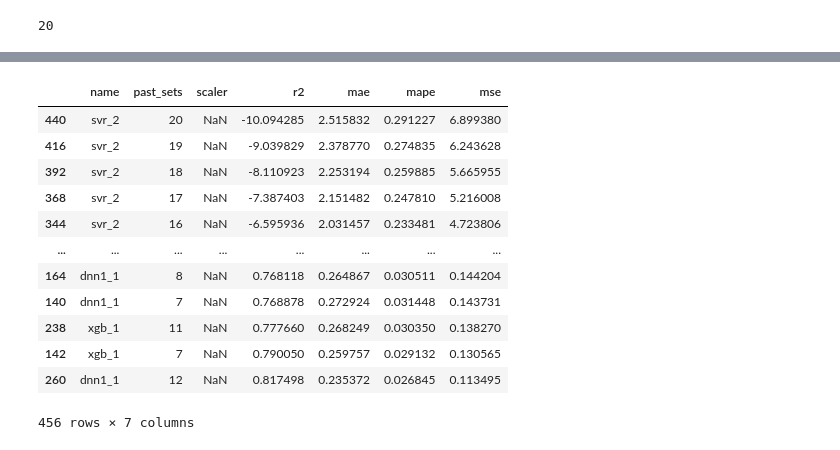
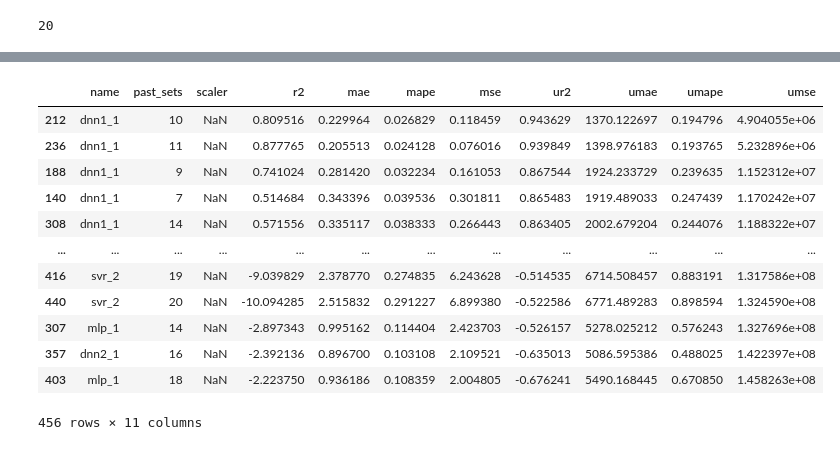
Before and after one commit to brdoney/TOP500-machine-learning, a Jupyter notebook: results_top.ipynb, the cells around one changed output, grey strips where cells are left out. Cells and saved outputs as stored; diff of their text form; code cells hidden in the pictures.

```diff
--- a/results_top.ipynb
+++ b/results_top.ipynb
@@ -38,18 +37,39 @@ Unknown processor: 'NEC', full name: 'NEC  3.200GHz' @ Earth Simulator, 2009
 Unknown processor: 'NEC', full name: 'NEC  3.20GHz' @ Earth Simulator, 2009
 Unknown processor: 'Xeon EM64T', full name: 'Xeon EM64T  3.60GHz' @ Thunderbird, 2006
 20
-# %%
-# Train model
-def train_model(model, train: Tuple[pd.DataFrame, pd.Series], test: Tuple[pd.DataFrame, pd.Series]) -> Dict[str, Any]:
-    model.fit(train[0], train[1])
-
-    pred_y = model.predict(test[0])
-    return calc_stats(test[1], pred_y, print_res=False)
+# %%
+cleaners = {}
+
+
+def train_model(model, past_sets: int, train: Tuple[pd.DataFrame, pd.Series], test: Tuple[pd.DataFrame, pd.Series]) -> Dict[str, Any]:
+    # 0 is X (features), 1 is y (dependent variable)
+    model.fit(train[0], train[1])
+
+    pred_y = model.predict(test[0])
+    scaled = calc_stats(test[1], pred_y, print_res=False)
+
+    cleaner = cleaners[past_sets]
+
+    # Make full df with results so we can unscale them
+    scaled_res = test[0].copy()
+    scaled_res[dep_var] = test[1]
+    exp_unscaled_test: pd.DataFrame = cleaner.inverse_transform(scaled_res)
+    exp_unscaled_y = np.e ** exp_unscaled_test[dep_var]
+
+    scaled_res[dep_var] = pred_y
+    pred_unscaled_test: pd.DataFrame = cleaner.inverse_transform(scaled_res)
+    pred_unscaled_y = np.e ** pred_unscaled_test[dep_var]
+
+    unscaled = calc_stats(exp_unscaled_y, pred_unscaled_y, print_res=False)
+
+    # Take the unscaled data and prefix it so it can be combined with the scaled data
+    return {f"u{key}": val for key, val in unscaled.items()} | scaled
 # %%
 # Hard code in scaler for now
 scaler = scalers["Robust"]
 
-results = pd.DataFrame(columns=["name", "past_sets", "scaler", "r2", "mae", "mape", "mse"])
+results = pd.DataFrame(columns=["name", "past_sets", "scaler",
+                       "r2", "mae", "mape", "mse", "ur2", "umae", "umape", "umse"])
 
 num_to_sweep = (num_sets + 1) - 2
 sets_pbar = tqdm(total=num_to_sweep)
@@ -57,6 +77,7 @@ total_pbar = tqdm(total=num_to_sweep * len(models))
 
 for past_sets in range(2, num_sets+1):
     cleaner = DataCleaner(scaler, dep_var)
+    cleaners[past_sets] = cleaner
 
     data = select_past(all_data, past_sets)
     data = cleaner.fit_transform(data)
@@ -65,7 +86,7 @@ for past_sets in range(2, num_sets+1):
     train, test = split_x_y([train, test], dep_var)
 
     for name, model in models.items():
-        res = train_model(model, train, test)
+        res = train_model(model, past_sets, train, test)
         res["name"] = name
         res["past_sets"] = past_sets
 
@@ -124,19 +136,19 @@ Filtered duplicates to go from 10000 rows to 2476
 # %%
-results.sort_values("r2", axis=0)
+results.sort_values("ur2", axis=0, ascending=False)
 # %% [output]
-|  | name | past_sets | scaler | r2 | mae | mape | mse |
-| 440 | svr_2 | 20 | NaN | -10.094285 | 2.515832 | 0.291227 | 6.899380 |
-| 416 | svr_2 | 19 | NaN | -9.039829 | 2.378770 | 0.274835 | 6.243628 |
-| 392 | svr_2 | 18 | NaN | -8.110923 | 2.253194 | 0.259885 | 5.665955 |
-| 368 | svr_2 | 17 | NaN | -7.387403 | 2.151482 | 0.247810 | 5.216008 |
-| 344 | svr_2 | 16 | NaN | -6.595936 | 2.031457 | 0.233481 | 4.723806 |
-| ... | ... | ... | ... | ... | ... | ... | ... |
-| 164 | dnn1_1 | 8 | NaN | 0.768118 | 0.264867 | 0.030511 | 0.144204 |
-| 140 | dnn1_1 | 7 | NaN | 0.768878 | 0.272924 | 0.031448 | 0.143731 |
-| 238 | xgb_1 | 11 | NaN | 0.777660 | 0.268249 | 0.030350 | 0.138270 |
-| 142 | xgb_1 | 7 | NaN | 0.790050 | 0.259757 | 0.029132 | 0.130565 |
-| 260 | dnn1_1 | 12 | NaN | 0.817498 | 0.235372 | 0.026845 | 0.113495 |
+|  | name | past_sets | scaler | r2 | mae | mape | mse | ur2 | umae | umape | umse |
+| 212 | dnn1_1 | 10 | NaN | 0.809516 | 0.229964 | 0.026829 | 0.118459 | 0.943629 | 1370.122697 | 0.194796 | 4.904055e+06 |
+| 236 | dnn1_1 | 11 | NaN | 0.877765 | 0.205513 | 0.024128 | 0.076016 | 0.939849 | 1398.976183 | 0.193765 | 5.232896e+06 |
+| 188 | dnn1_1 | 9 | NaN | 0.741024 | 0.281420 | 0.032234 | 0.161053 | 0.867544 | 1924.233729 | 0.239635 | 1.152312e+07 |
+| 140 | dnn1_1 | 7 | NaN | 0.514684 | 0.343396 | 0.039536 | 0.301811 | 0.865483 | 1919.489033 | 0.247439 | 1.170242e+07 |
+| 308 | dnn1_1 | 14 | NaN | 0.571556 | 0.335117 | 0.038333 | 0.266443 | 0.863405 | 2002.679204 | 0.244076 | 1.188322e+07 |
+| ... | ... | ... | ... | ... | ... | ... | ... | ... | ... | ... | ... |
+| 416 | svr_2 | 19 | NaN | -9.039829 | 2.378770 | 0.274835 | 6.243628 | -0.514535 | 6714.508457 | 0.883191 | 1.317586e+08 |
+| 440 | svr_2 | 20 | NaN | -10.094285 | 2.515832 | 0.291227 | 6.899380 | -0.522586 | 6771.489283 | 0.898594 | 1.324590e+08 |
+| 307 | mlp_1 | 14 | NaN | -2.897343 | 0.995162 | 0.114404 | 2.423703 | -0.526157 | 5278.025212 | 0.576243 | 1.327696e+08 |
+| 357 | dnn2_1 | 16 | NaN | -2.392136 | 0.896700 | 0.103108 | 2.109521 | -0.635013 | 5086.595386 | 0.488025 | 1.422397e+08 |
+| 403 | mlp_1 | 18 | NaN | -2.223750 | 0.936186 | 0.108359 | 2.004805 | -0.676241 | 5490.168445 | 0.670850 | 1.458263e+08 |
-456 rows × 7 columns
+456 rows × 11 columns
 # %%
 import matplotlib.pyplot as plt
 
```
Also changed, not shown: parts of 6 cells of this notebook, 1 other file.
